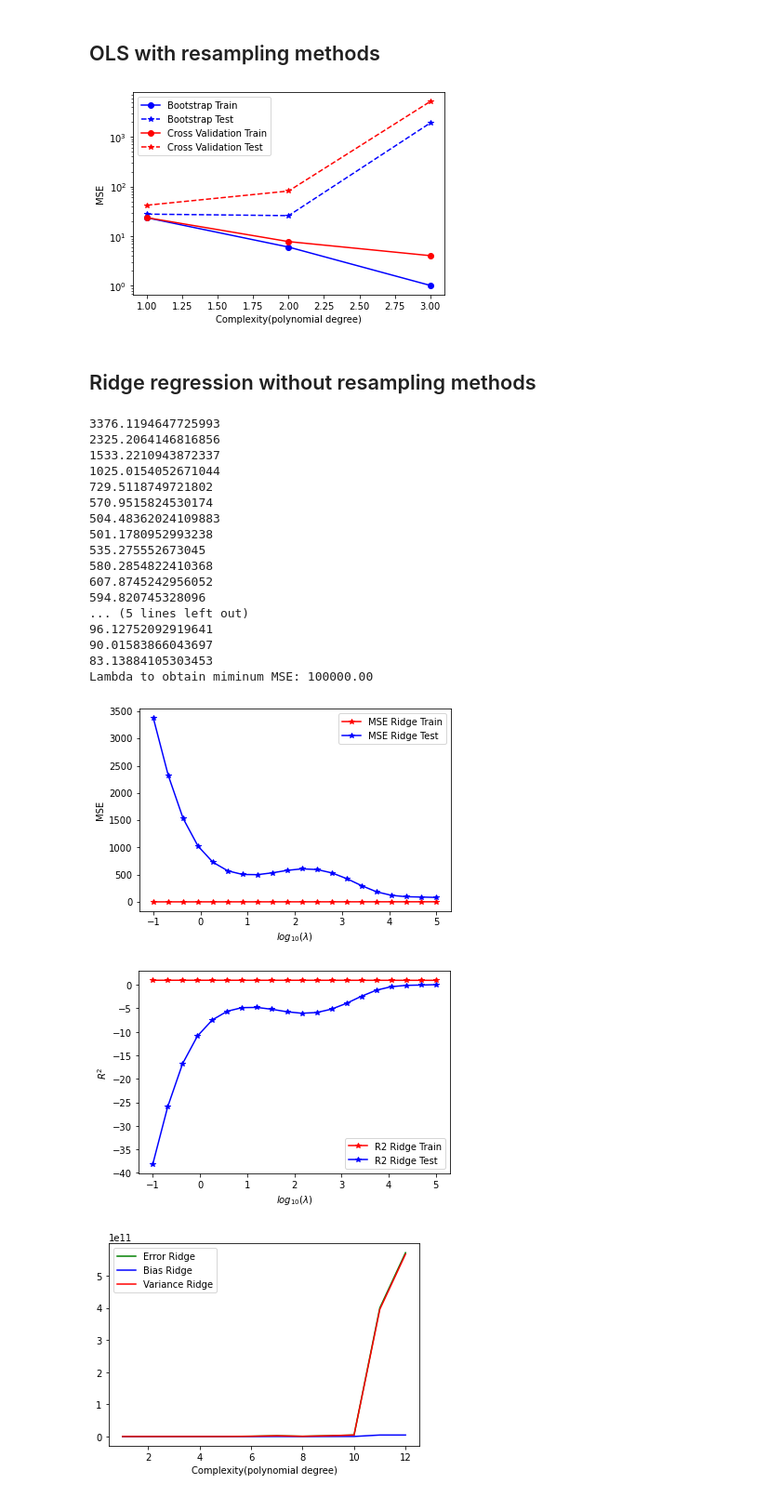
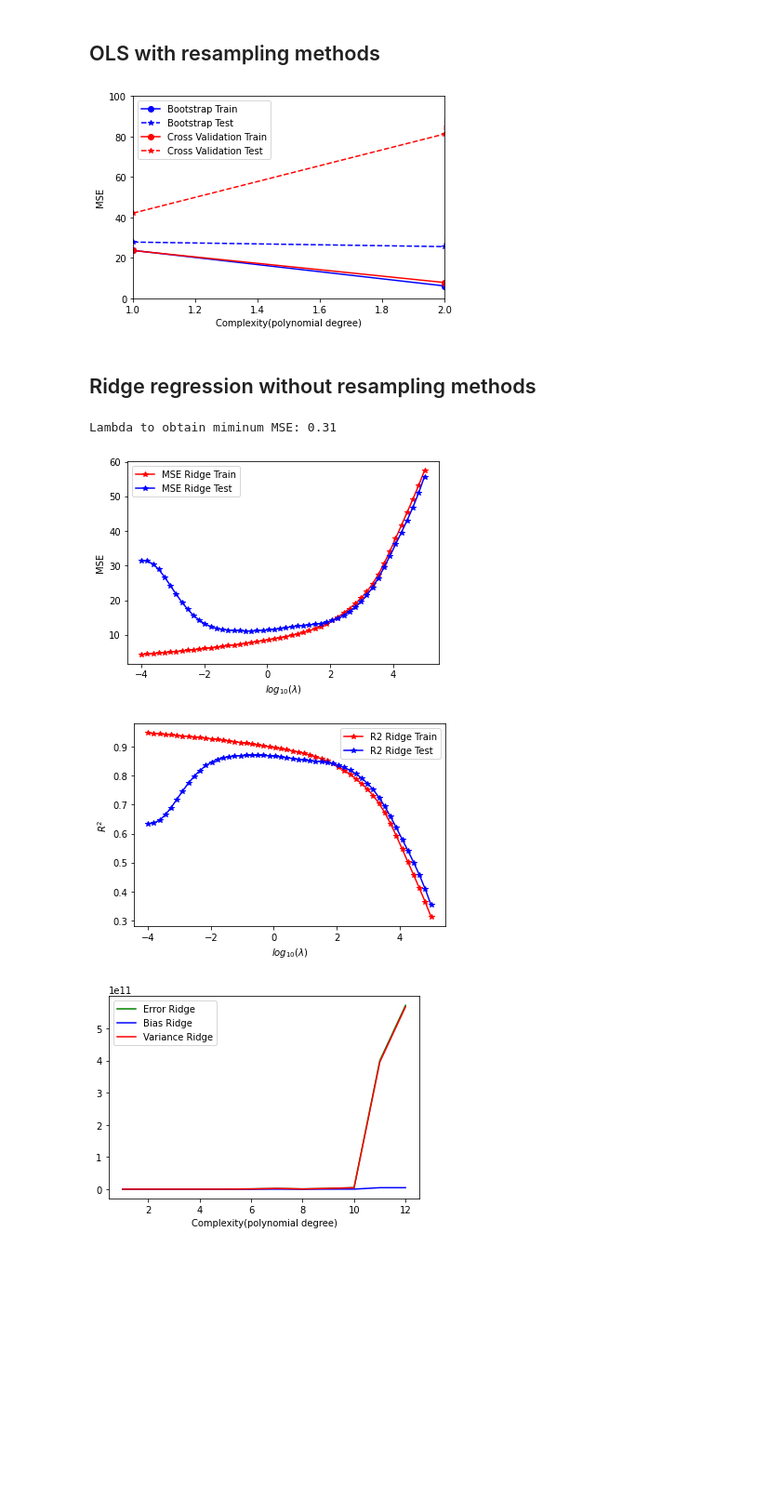
Before and after one commit to engyssimo/MLProjectNucphys, a Jupyter notebook: Project1/FilippoProject1.ipynb, the cells around one changed output. Shown at 93% size. Drawn from its saved outputs; the diff is of its cells as text; code cells hidden in the pictures; blank space fills up the shorter version.

Commit message:
Boston Ridge experiments with scaling

```diff
--- a/Project1/FilippoProject1.ipynb
+++ b/Project1/FilippoProject1.ipynb
@@ -106,7 +106,7 @@ def cross_validation_OLS(k_folds, X, z):
 def Ridge(X_train,X_test,z_train,z_test,lambd):
 
     # Since it relates to remove intercepts, better to use built in function in SKL
-    RegRidge = linear_model.Ridge(lambd,fit_intercept= True, solver = "svd")
+    RegRidge = linear_model.Ridge(lambd,fit_intercept= True)
 
     #fit the model to the training data
     RegRidge.fit(X_train,z_train)
@@ -1490,7 +1497,16 @@ for degree in range(maxdegree):
 
     X = poly.fit_transform(x)
 
+    scaler = StandardScaler()
+    scaler.fit(X)
+    X_sc = scaler.transform(X)
+
     X_train, X_test, z_train, z_test = train_test_split(np.array(X), np.array(z), test_size=0.3, random_state = 2)
+
+    #scaler = StandardScaler()
+    #scaler.fit(X_train)
+    #X_train= scaler.transform(X_train)
+    #X_test = scaler.transform(X_test)
 
     #z_t = z_test.reshape(len(z_test),1)
     polydegree[degree] = degree+1
@@ -1514,7 +1530,7 @@ plt.yscale("log")
 plt.legend()
 plt.show()
 # %% [output]
-[figure, old version]
+[figure, new version]
 # %% [markdown]
 ## Ridge regression without resampling methods
 # %%
@@ -1523,23 +1539,44 @@ def Ridge_regression(X_train,X_test,z_train,z_test,lamb):
     col=len(df.columns)
     I = np.eye(col,col)
 
+
+    train_mean = X_train.mean(axis=0)
+
+    X_train = X_train - train_mean
+    X_test = X_test - train_mean
+
+
     Ridgebeta = np.linalg.pinv(X_train.T @ X_train+lamb*I) @ X_train.T @ z_train
+
     z_train_pre = X_train @ Ridgebeta
     z_test_pre = X_test @ Ridgebeta
 
     return z_train_pre, z_test_pre
+
+def Ridge(X_train,X_test,z_train,z_test,lambd):
+
+    # Since it relates to remove intercepts, better to use built in function in SKL
+    RegRidge = linear_model.Ridge(lambd,fit_intercept= True)
+
+    #fit the model to the training data
+    RegRidge.fit(X_train,z_train)
+
+    # and then make the prediction
+    z_tilde_train = RegRidge.predict(X_train)
+    z_tilde_test = RegRidge.predict(X_test)
+
+    return z_tilde_train, z_tilde_test
 # %%
 #Let's apply the rigid regression
 #First the number of lambdas we will consider
 sel_degree= 4
-nlambdas = 20
-lambd = np.logspace(-1, 5, nlambdas)
+nlambdas = 50
+lambd = np.logspace(-4,5, nlambdas)
 
 z = boston_df['MEDV']
 x = drop_columns(boston_df,0.4)
 
 
-polydegree = np.zeros(maxdegree)
 MSE_Ridge = np.zeros((len(lambd),2))
 R2_Ridge = np.zeros((len(lambd),2))
 
@@ -1547,57 +1584,45 @@ R2_Ridge = np.zeros((len(lambd),2))
 
 #set up the model
 poly = PolynomialFeatures(sel_degree+1)
 
 X = poly.fit_transform(x)
 
-
-polydegree[degree] = degree+1
 X_train, X_test, z_train, z_test = train_test_split(np.array(X), np.array(z), test_size=0.3, random_state = 2)
 
+scaler = StandardScaler()
+scaler.fit(X_train)
+X_train = scaler.transform(X_train)
+X_test = scaler.transform(X_test)
+
 for i in range(nlambdas):
-    z_tilde_train, z_tilde_test = Ridge_reg(X_train,X_test,z_train,z_test,lambd[i])
+    z_tilde_train, z_tilde_test = Ridge(X_train,X_test,z_train,z_test,lambd[i])
     MSE_Ridge[i,0] = mean_squared_error(z_train, z_tilde_train)
     MSE_Ridge[i,1] = mean_squared_error(z_test, z_tilde_test)
     R2_Ridge[i, 0] = r2_score(z_train, z_tilde_train)
     R2_Ridge[i, 1] = r2_score(z_test, z_tilde_test)
-    print(MSE_Ridge[i,1])
+    #print(MSE_Ridge[i,1])
 
 plt.figure()
 plt.plot(np.log10(lambd), MSE_Ridge[:,0], 'r*-', label = 'MSE Ridge Train')
 plt.plot(np.log10(lambd), MSE_Ridge[:,1], 'b*-', label = 'MSE Ridge Test')
 plt.xlabel('$log_{10}(\lambda)$')
 plt.ylabel('MSE')
 plt.legend()
 print('Lambda to obtain miminum MSE: {:.2f}'.format(lambd[np.argmin(MSE_Ridge[:,1])]))
-plt.show()
+
 
 plt.figure()
 plt.plot(np.log10(lambd), R2_Ridge[:,0], 'r*-', label = 'R2 Ridge Train')
 plt.plot(np.log10(lambd), R2_Ridge[:,1], 'b*-', label = 'R2 Ridge Test')
 plt.xlabel('$log_{10}(\lambda)$')
 plt.ylabel('$R^2$')
+
 plt.legend()
 plt.show()
 # %% [output]
-3376.1194647725993
-2325.2064146816856
-1533.2210943872337
-1025.0154052671044
-729.5118749721802
-570.9515824530174
-504.48362024109883
-501.1780952993238
-535.275552673045
-580.2854822410368
-607.8745242956052
-594.820745328096
-... (5 lines left out)
-96.12752092919641
-90.01583866043697
-83.13884105303453
-Lambda to obtain miminum MSE: 100000.00
+Lambda to obtain miminum MSE: 0.31
-[figure, old version]
+[figure, new version]
-[figure, old version]
+[figure, new version]
 # %%
 #Bootstrap-Rigide
 maxdegree = 12
```
Also changed, not shown: parts of 3 cells of this notebook.
